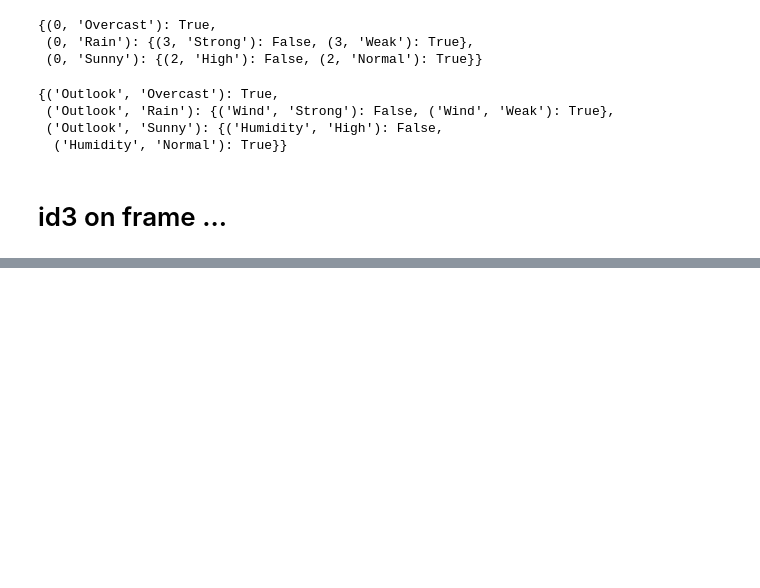
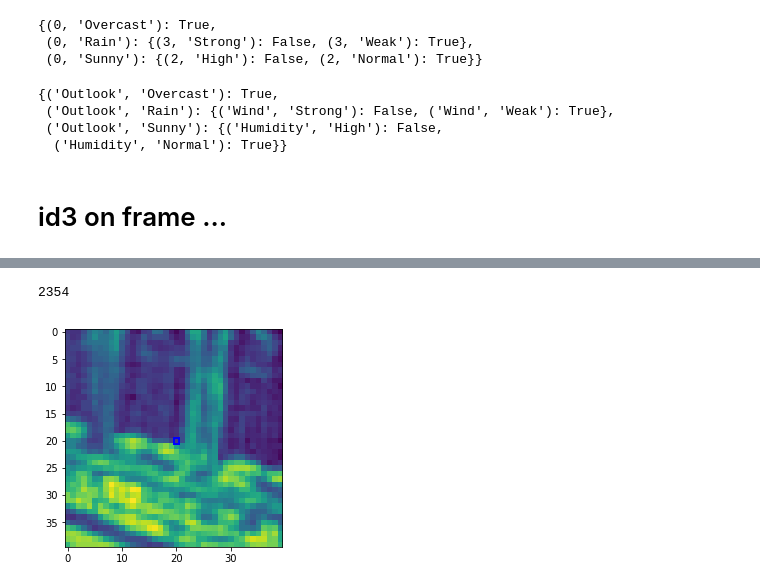
Before and after one commit to priyamtejaswin/c00lHaX, a Jupyter notebook: fast_corner/rosten_06_paper.ipynb, the cells around one changed output, grey strips where cells are left out. Saved outputs shown, nothing was run; the diff lists cells and outputs as text; code cells hidden in the pictures; blank space fills up the shorter version.

```diff
--- a/fast_corner/rosten_06_paper.ipynb
+++ b/fast_corner/rosten_06_paper.ipynb
@@ -363,0 +399,6 @@ Found a leaf! {(5, -1): 1, (5, 1): 1, (5, 0): {(12, -1): 1, (12, 0): 0}}
+# %%
+test_frame = load_frame(test_paths[-1])
+
+print test_frame.shape
+# test_frame = resize(test_frame, (357, 478), anti_aliasing=True)
+# print test_frame.shape
@@ -363,0 +407,2 @@ Found a leaf! {(5, -1): 1, (5, 1): 1, (5, 0): {(12, -1): 1, (12, 0): 0}}
+# %%
+testX, testY, test_potentials, test_locations = generate_corner_data(test_frame, threshold=0.1)
@@ -363,0 +411,13 @@ Found a leaf! {(5, -1): 1, (5, 1): 1, (5, 0): {(12, -1): 1, (12, 0): 0}}
+# %%
+len(test_potentials)
+# %% [output]
+2354
+# %%
+cx, cy = random.choice(test_potentials)
+cpatch = test_frame[cx-20:cx+20, cy-20:cy+20]
+crect = patches.Rectangle((20-0.5, 20-0.5), 1, 1, linewidth=2,edgecolor='blue',facecolor='none')
+im = plt.imshow(cpatch)
+ax = plt.gca()
+ax.add_patch(crect);
+# %% [output]
+[figure, added]
```
Also changed, not shown: parts of 45 cells of this notebook.
